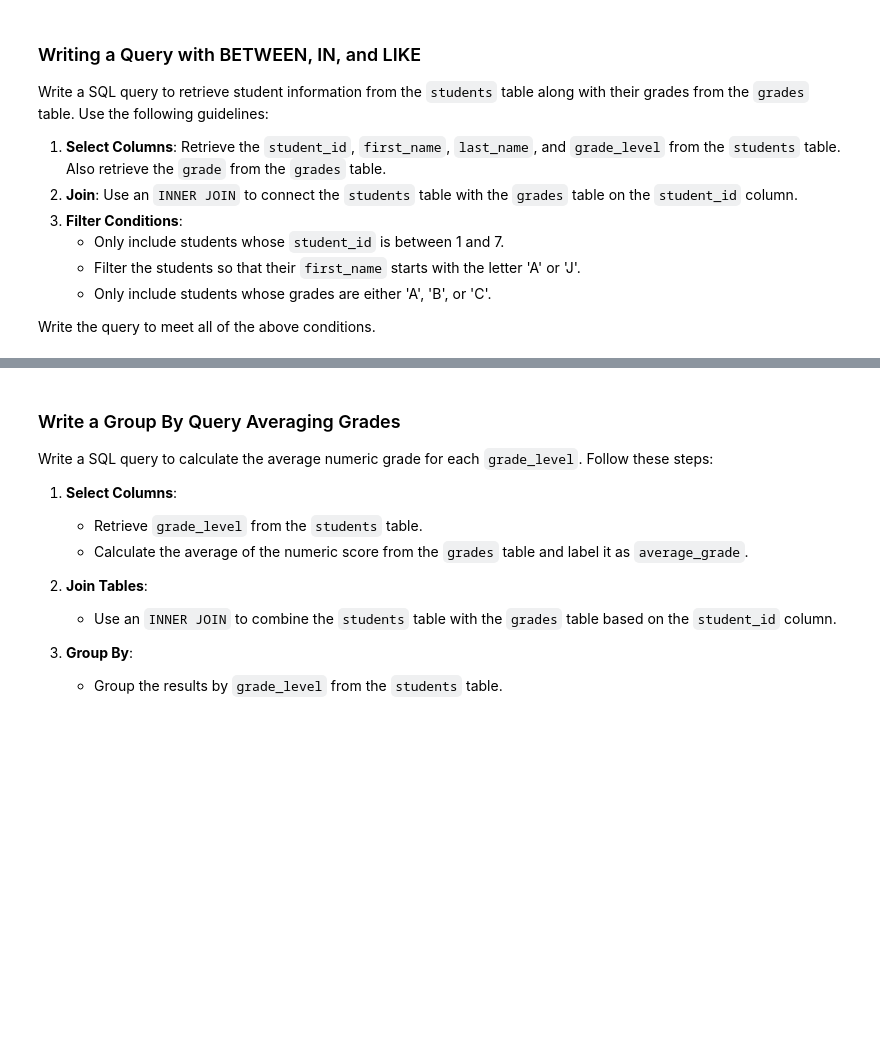
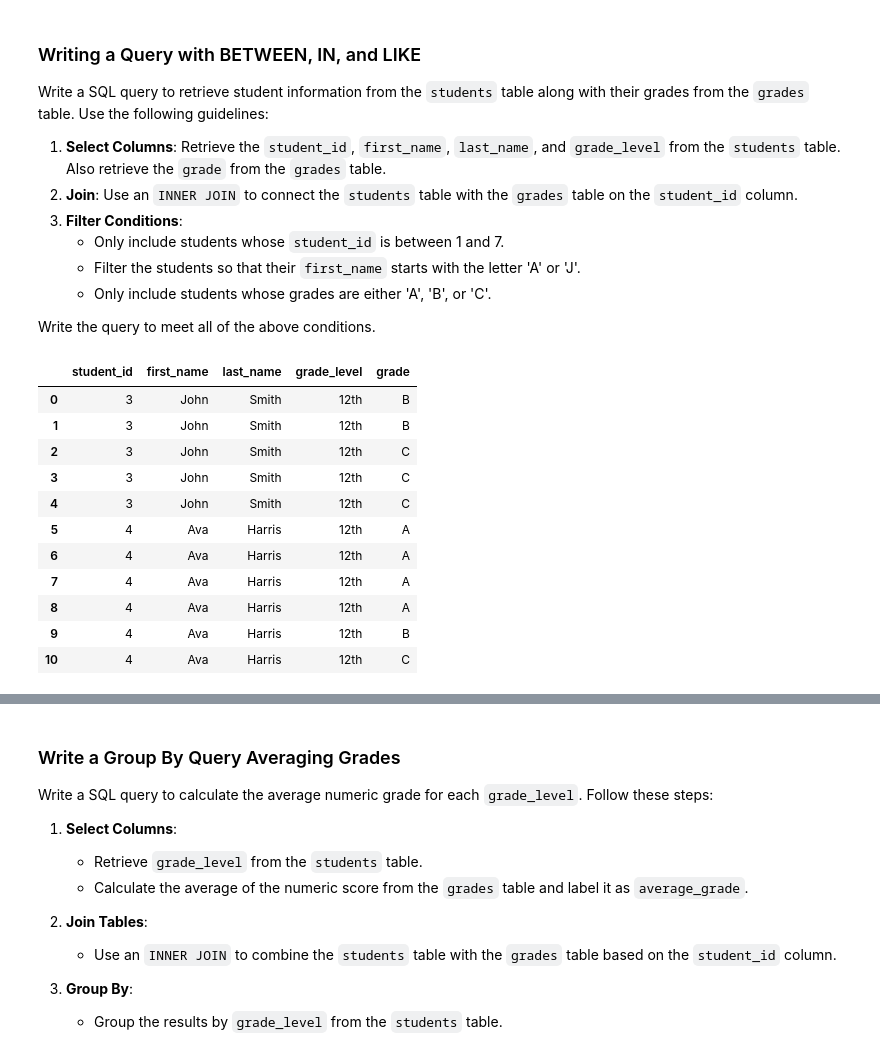
Before and after one commit to joelie1105/SQL_Test, a Jupyter notebook: final.ipynb, the cells around one changed output, grey strips where cells are left out. Drawn from its saved outputs; the diff is of its cells as text; code cells hidden in the pictures; blank space fills up the shorter version.

```diff
--- a/final.ipynb
+++ b/final.ipynb
@@ -482,2 +512,25 @@ filter_result
+# %%
+filter_query = """
+SELECT students.student_id, students.first_name, students.last_name, students.grade_level, grades.grade
+FROM students
+INNER JOIN grades
+ON students.student_id = grades.student_id
+WHERE students.student_id BETWEEN 1 AND 7 AND (students.first_name LIKE 'A%' or students.first_name LIKE 'J%') AND grades.grade IN ('A', 'B', 'C') """
+
+filter_result = sql(filter_query)
+filter_result
+# %% [output]
+|  | student_id | first_name | last_name | grade_level | grade |
+| 0 | 3 | John | Smith | 12th | B |
+| 1 | 3 | John | Smith | 12th | B |
+| 2 | 3 | John | Smith | 12th | C |
+| 3 | 3 | John | Smith | 12th | C |
+| 4 | 3 | John | Smith | 12th | C |
+| 5 | 4 | Ava | Harris | 12th | A |
+| 6 | 4 | Ava | Harris | 12th | A |
+| 7 | 4 | Ava | Harris | 12th | A |
+| 8 | 4 | Ava | Harris | 12th | A |
+| 9 | 4 | Ava | Harris | 12th | B |
+| 10 | 4 | Ava | Harris | 12th | C |
 # %%
 test_instance.filter_query_test(filter_query)
```
Also changed, not shown: parts of 24 cells of this notebook.
